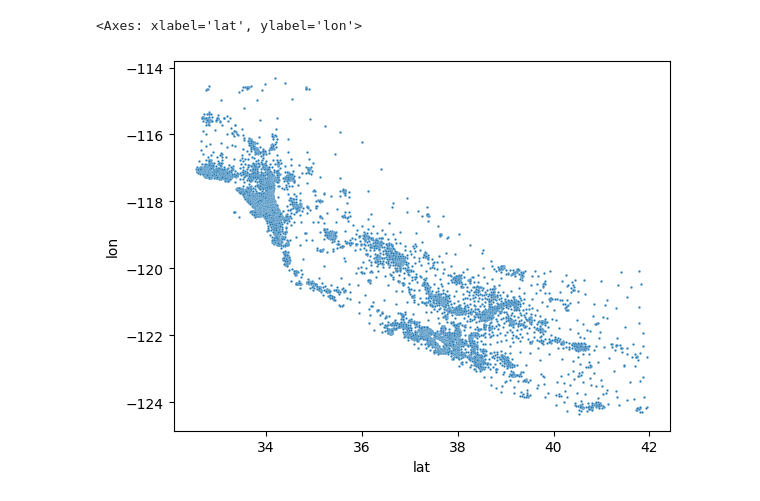
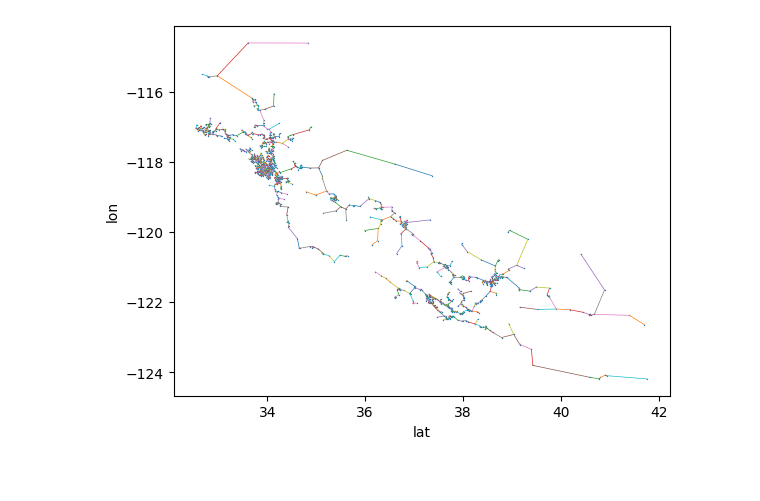
Before and after one commit to smitssjors/mpa, a Jupyter notebook: report_2.ipynb, the cells around one changed output. Cells and saved outputs as stored; diff of their text form; code cells hidden in the pictures.

```diff
--- a/report_2.ipynb
+++ b/report_2.ipynb
@@ -14,7 +1,20 @@ sns.scatterplot(data=mac, x="lat", y="lon", s=1)
-# %%
-housing = pd.read_csv("data/housing/v.csv", names=["lat", "lon"])
-housing["type"] = "housing"
-sns.scatterplot(data=housing, x="lat", y="lon", s=3)
-# %% [output]
-<Axes: xlabel='lat', ylabel='lon'>
-[figure, removed]
+# %%
+import pandas as pd
+import seaborn as sns
+
+from common import mst_csv_path, vertices_csv_path
+
+
+def plot_mst(dataset: str):
+    vertices = pd.read_csv(vertices_csv_path(dataset), names=["lat", "lon"])
+    mst_edges = pd.read_csv(
+        mst_csv_path(dataset), names=["p1x", "p1y", "p2x", "p2y", "w"]
+    )
+
+    ax = sns.scatterplot(data=vertices, x="lat", y="lon", s=1)
+    for _, row in mst_edges.iterrows():
+        ax.plot((row["p1x"], row["p2x"]), (row["p1y"], row["p2y"]), linewidth=0.5)
+# %%
+plot_mst("mcdonalds")
+# %% [output]
+[figure, added]
```
Also changed, not shown: parts of 2 cells of this notebook, 3 other files.
